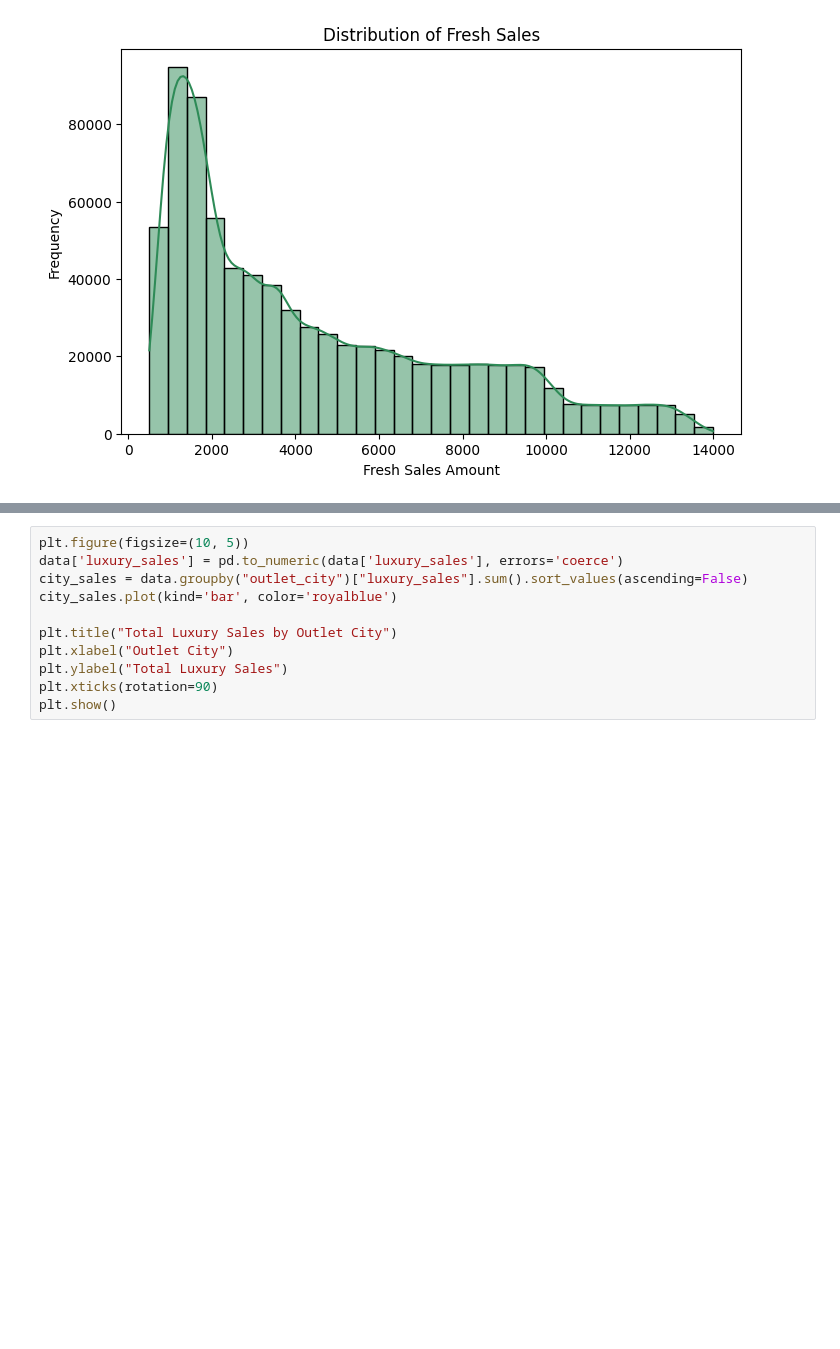
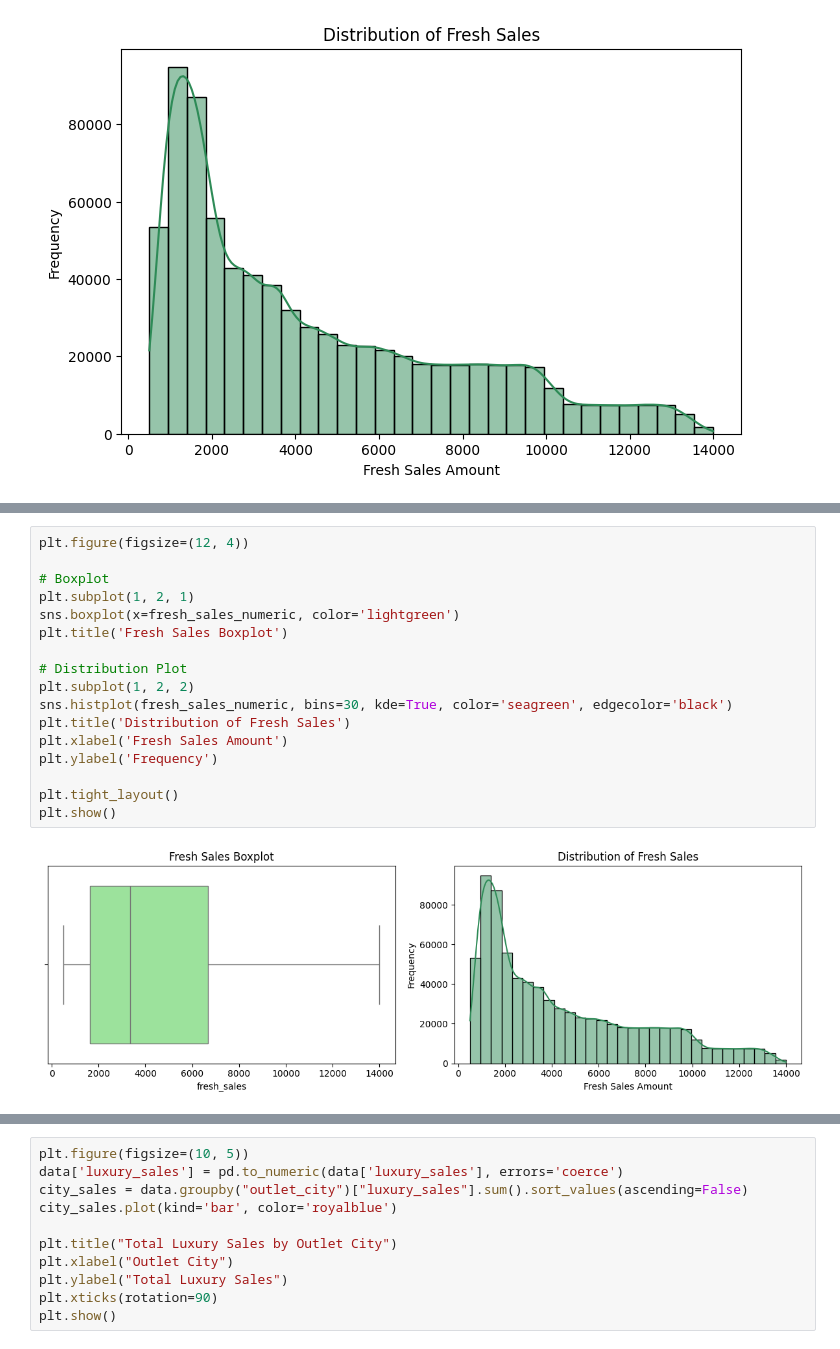
Before and after one commit to Sandanu87/Nextgen-Analytics-, a Jupyter notebook: Initial_EDA.ipynb, the cells around one changed output, grey strips where cells are left out. Cells and saved outputs as stored; diff of their text form; blank space fills up the shorter version.

```diff
--- a/Initial_EDA.ipynb
+++ b/Initial_EDA.ipynb
@@ -97,0 +119,19 @@ plt.show()
+# %%
+plt.figure(figsize=(12, 4))
+
+# Boxplot
+plt.subplot(1, 2, 1)
+sns.boxplot(x=fresh_sales_numeric, color='lightgreen')
+plt.title('Fresh Sales Boxplot')
+
+# Distribution Plot
+plt.subplot(1, 2, 2)
+sns.histplot(fresh_sales_numeric, bins=30, kde=True, color='seagreen', edgecolor='black')
+plt.title('Distribution of Fresh Sales')
+plt.xlabel('Fresh Sales Amount')
+plt.ylabel('Frequency')
+
+plt.tight_layout()
+plt.show()
+# %% [output]
+[figure, added]
```
Also changed, not shown: parts of 8 cells of this notebook.
